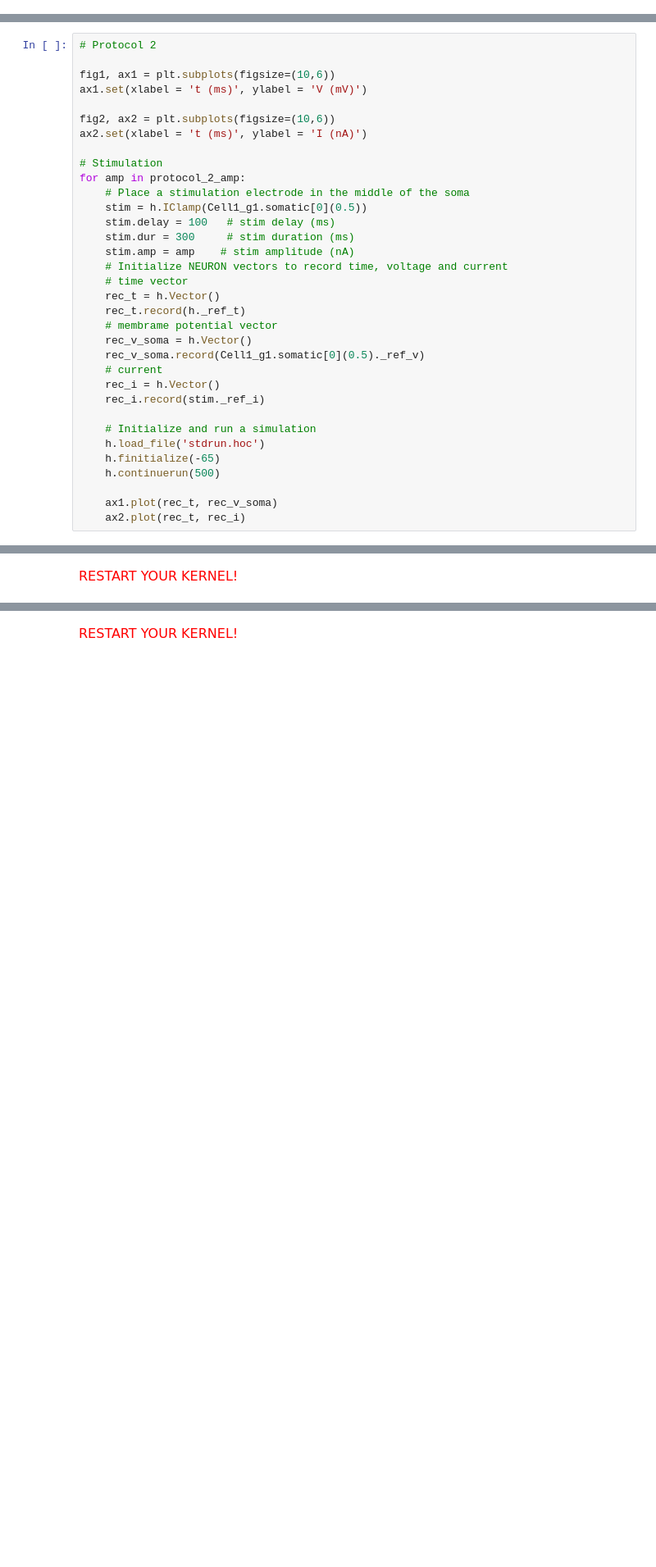
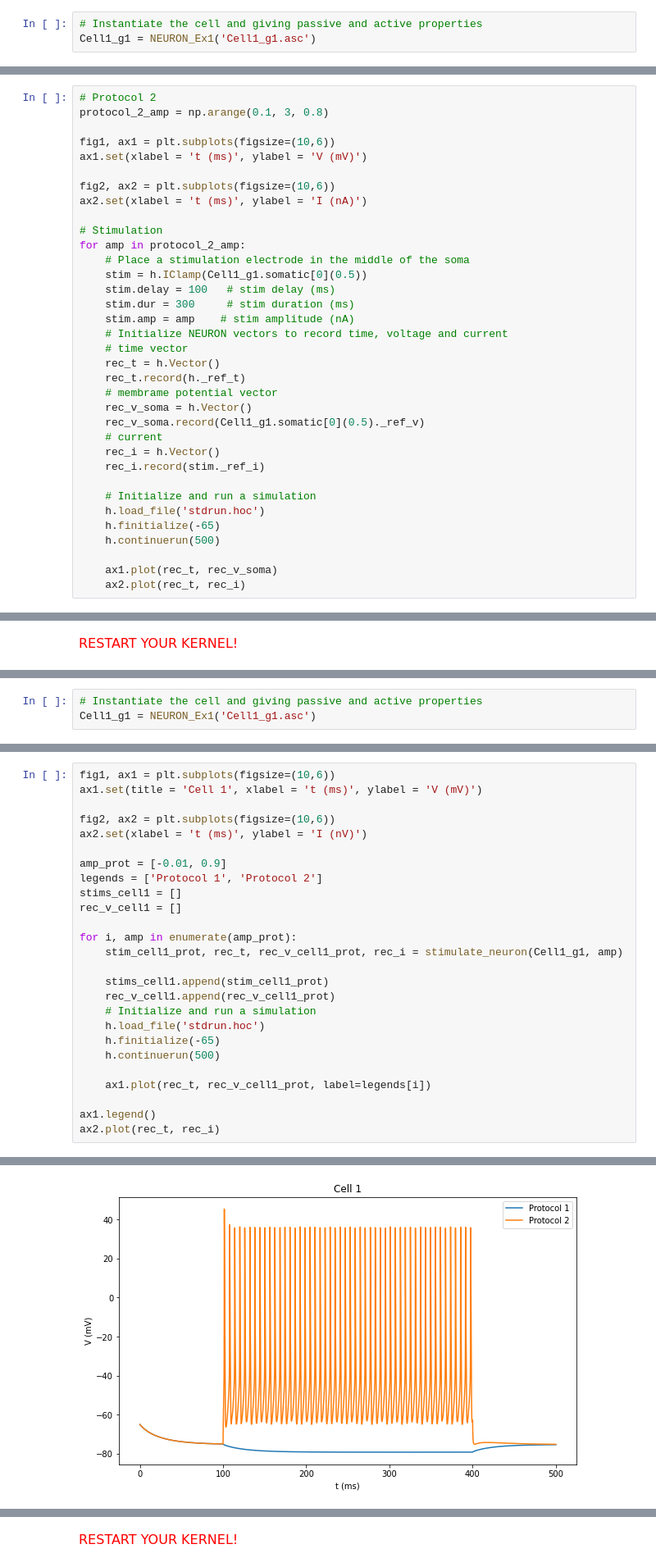
Before and after one commit to GasserElbanna/In-Silico-Neuroscience-Projects, a Jupyter notebook: Week 5/Week5_HomeWork-2021.ipynb, the cells around one changed output, grey strips where cells are left out. Shown at 82% size. Cells and saved outputs as stored; diff of their text form; blank space fills up the shorter version.

```diff
--- a/Week 5/Week5_HomeWork-2021.ipynb
+++ b/Week 5/Week5_HomeWork-2021.ipynb
@@ -596,3 +594,6 @@ class NEURON_Ex1:
             sec.insert('SKv3_1')
             for seg in sec:
                 seg.gSKv3_1bar_SKv3_1 = 0.1
+# %%
+# Instantiate the cell and giving passive and active properties
+Cell1_g1 = NEURON_Ex1('Cell1_g1.asc')
@@ -599,5 +608,6 @@ class NEURON_Ex1:
 # %%
 # Protocol 2
+protocol_2_amp = np.arange(0.1, 3, 0.8)
 
 fig1, ax1 = plt.subplots(figsize=(10,6))
 ax1.set(xlabel = 't (ms)', ylabel = 'V (mV)')
@@ -792,0 +915,3 @@ Indeed, when looking at the respective plots, we notice for the subthreshold beh
+# %%
+# Instantiate the cell and giving passive and active properties
+Cell1_g1 = NEURON_Ex1('Cell1_g1.asc')
@@ -792,0 +926,27 @@ Indeed, when looking at the respective plots, we notice for the subthreshold beh
+# %%
+fig1, ax1 = plt.subplots(figsize=(10,6))
+ax1.set(title = 'Cell 1', xlabel = 't (ms)', ylabel = 'V (mV)')
+
+fig2, ax2 = plt.subplots(figsize=(10,6))
+ax2.set(xlabel = 't (ms)', ylabel = 'I (nV)')
+
+amp_prot = [-0.01, 0.9]
+legends = ['Protocol 1', 'Protocol 2']
+stims_cell1 = []
+rec_v_cell1 = []
+
+for i, amp in enumerate(amp_prot):
+    stim_cell1_prot, rec_t, rec_v_cell1_prot, rec_i = stimulate_neuron(Cell1_g1, amp)
+
+    stims_cell1.append(stim_cell1_prot)
+    rec_v_cell1.append(rec_v_cell1_prot)
+    # Initialize and run a simulation
+    h.load_file('stdrun.hoc')
+    h.finitialize(-65)
+    h.continuerun(500)
+
+    ax1.plot(rec_t, rec_v_cell1_prot, label=legends[i])
+
+ax1.legend()
+ax2.plot(rec_t, rec_i)
+# %% [output]
@@ -792,0 +954 @@ Indeed, when looking at the respective plots, we notice for the subthreshold beh
+[figure, added]
```
Also changed, not shown: parts of 36 cells of this notebook.
